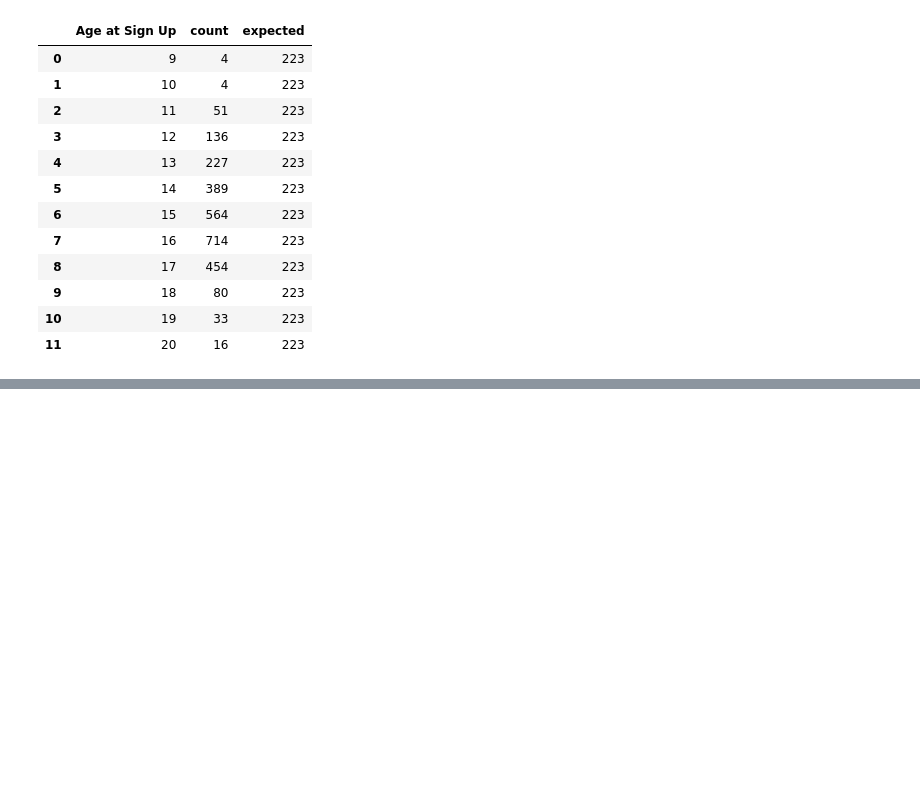
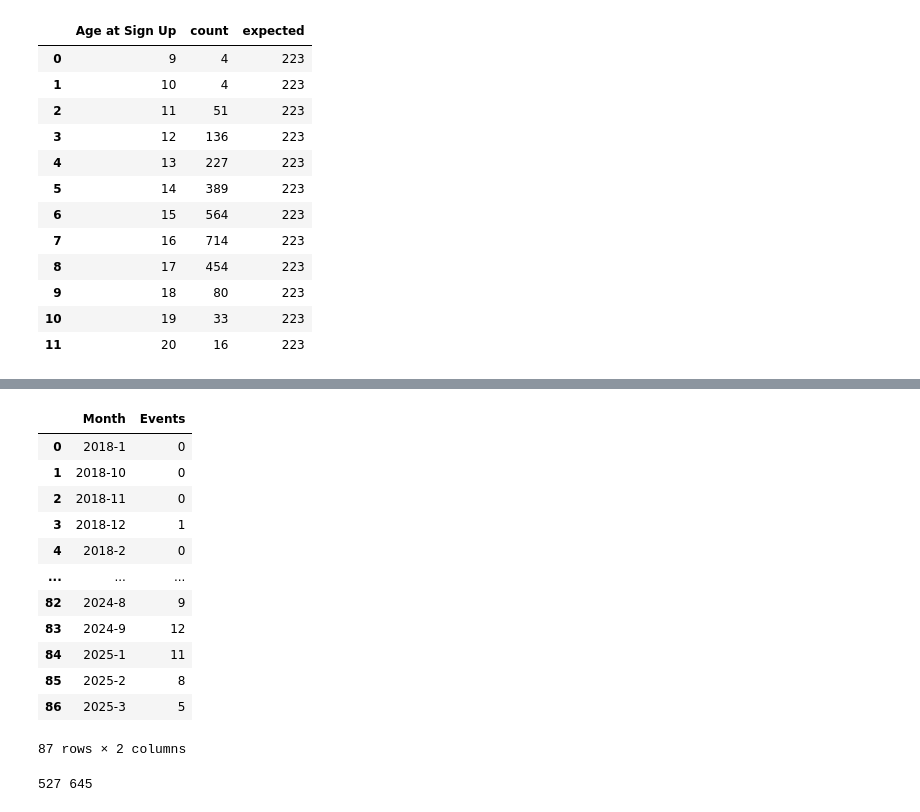
Before and after one commit to jojoaj35/SOS-Data-project, a Jupyter notebook: SOS.ipynb, the cells around one changed output, grey strips where cells are left out. Drawn from its saved outputs; the diff is of its cells as text; code cells hidden in the pictures; blank space fills up the shorter version.

```diff
--- a/SOS.ipynb
+++ b/SOS.ipynb
@@ -1144,0 +1245,34 @@ chi_base
+# %%
+qtr_event_counts = (
+    hours.groupby('qtr-year')['needName']
+    .nunique()
+    .reset_index()
+    .rename(columns={'needName': 'Events', 'qtr-year': 'Quarter'})
+)
+
+mon_event_counts = (
+    hours.groupby('mon-year')['needName']
+    .nunique()
+    .reset_index()
+    .rename(columns={'needName': 'Events', 'mon-year': 'Month'})
+)
+
+mon_event_counts
+# %% [output]
+|  | Month | Events |
+| 0 | 2018-1 | 0 |
+| 1 | 2018-10 | 0 |
+| 2 | 2018-11 | 0 |
+| 3 | 2018-12 | 1 |
+| 4 | 2018-2 | 0 |
+| ... | ... | ... |
+| 82 | 2024-8 | 9 |
+| 83 | 2024-9 | 12 |
+| 84 | 2025-1 | 11 |
+| 85 | 2025-2 | 8 |
+| 86 | 2025-3 | 5 |
+87 rows × 2 columns
+# %%
+print(qtr_event_counts['Events'].sum(), mon_event_counts['Events'].sum())
+# %% [output]
+527 645
```
Also changed, not shown: parts of 8 cells of this notebook.
